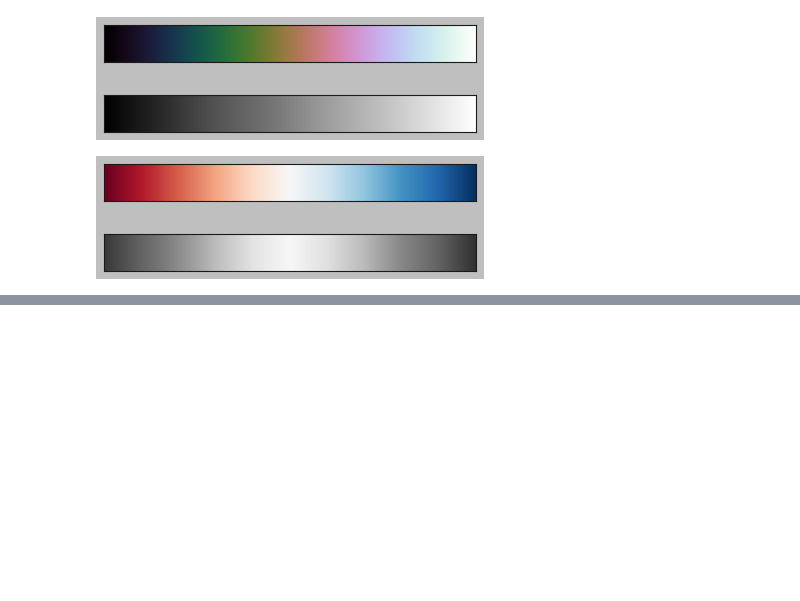
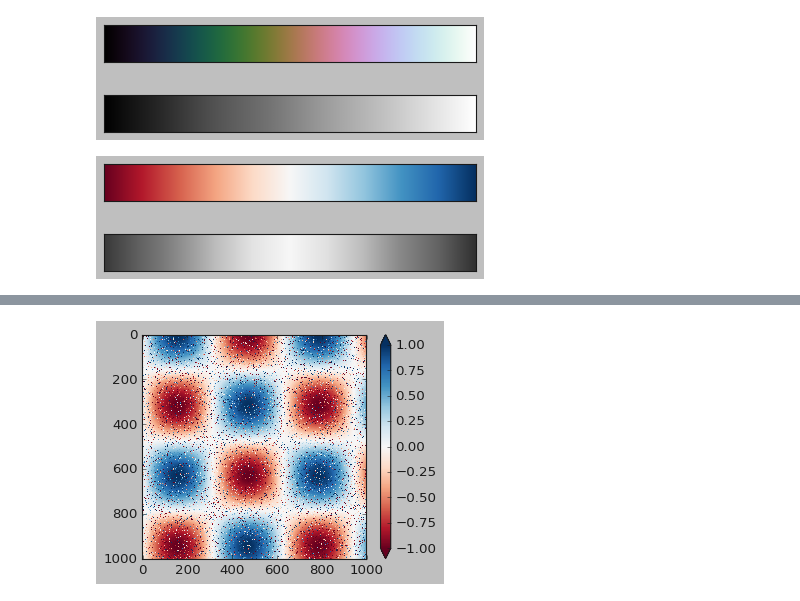
Before and after one commit to thimi0412/PythonDataScinence, a Jupyter notebook: matplotlib-pra/color_bar.ipynb, the cells around one changed output, grey strips where cells are left out. Drawn from its saved outputs; the diff is of its cells as text; code cells hidden in the pictures; blank space fills up the shorter version.

```diff
--- a/matplotlib-pra/color_bar.ipynb
+++ b/matplotlib-pra/color_bar.ipynb
@@ -62,0 +79,8 @@ view_colormap('RdBu')
+# %%
+plt.figure(figsize=(10, 3.5))
+plt.subplot(1, 2, 2)
+plt.imshow(I, cmap='RdBu')
+plt.colorbar(extend='both')
+plt.clim(-1, 1)
+# %% [output]
+[figure, added]
```
Also changed, not shown: parts of 8 cells of this notebook.
